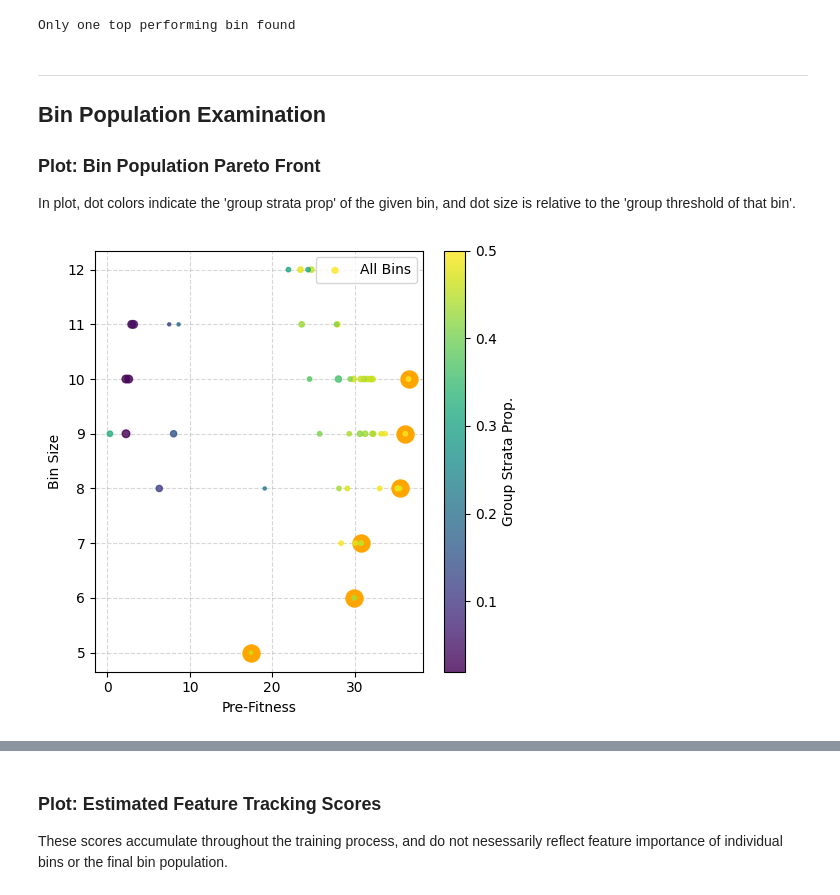
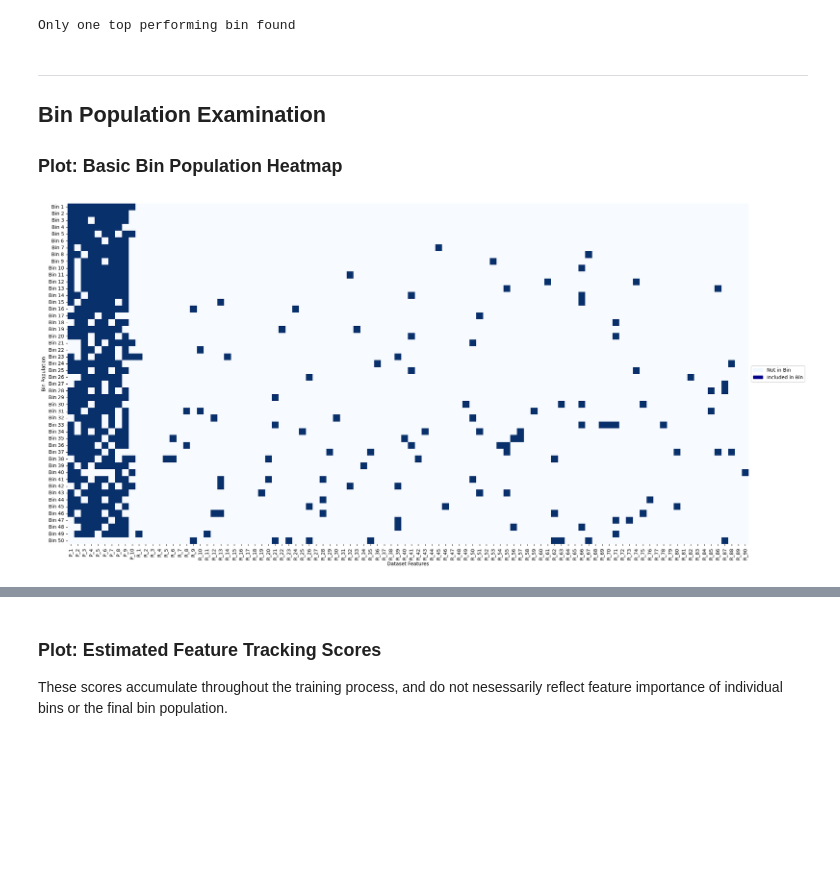
Before and after one commit to UrbsLab/scikit-FIBERS, a Jupyter notebook: FIBERS_Survival_Covariates_Demo.ipynb, the cells around one changed output, grey strips where cells are left out. Drawn from its saved outputs; the diff is of its cells as text; code cells hidden in the pictures; blank space fills up the shorter version.

```diff
--- a/FIBERS_Survival_Covariates_Demo.ipynb
+++ b/FIBERS_Survival_Covariates_Demo.ipynb
@@ -20,7 +20,7 @@ print(current_working_directory)
 ## Set Up Local Run Parameters
 # %%
 local_save = False
-folder_path = './FIBERS_output/3/'
+folder_path = 'C:/Users/ryanu/Desktop/FIBERS_output'
 if not os.path.exists(folder_path):
         os.makedirs(folder_path)
 if local_save:
@@ -245,9 +245,8 @@ Only one top performing bin found
 # %% [markdown]
 ***
 ## Bin Population Examination
-### Plot: Bin Population Pareto Front
-In plot, dot colors indicate the 'group strata prop' of the given bin, and dot size is relative to the 'group threshold of that bin'.
+### Plot: Basic Bin Population Heatmap
 # %%
-fibers.get_pareto_plot(save=True,output_folder=output_folder,data_name=data_name)
+fibers.get_bin_population_heatmap_plot(save=True,output_folder=output_folder,data_name=data_name)
 # %% [output]
-[figure, old version]
+[figure, new version]
```
Also changed, not shown: parts of 9 cells of this notebook, 12 other files.
